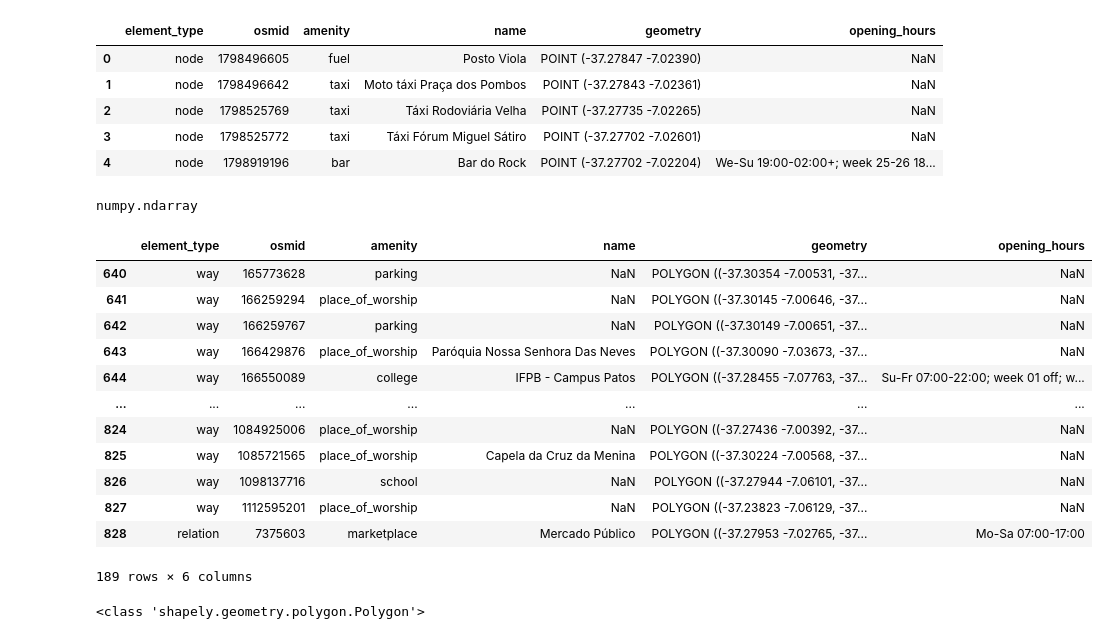
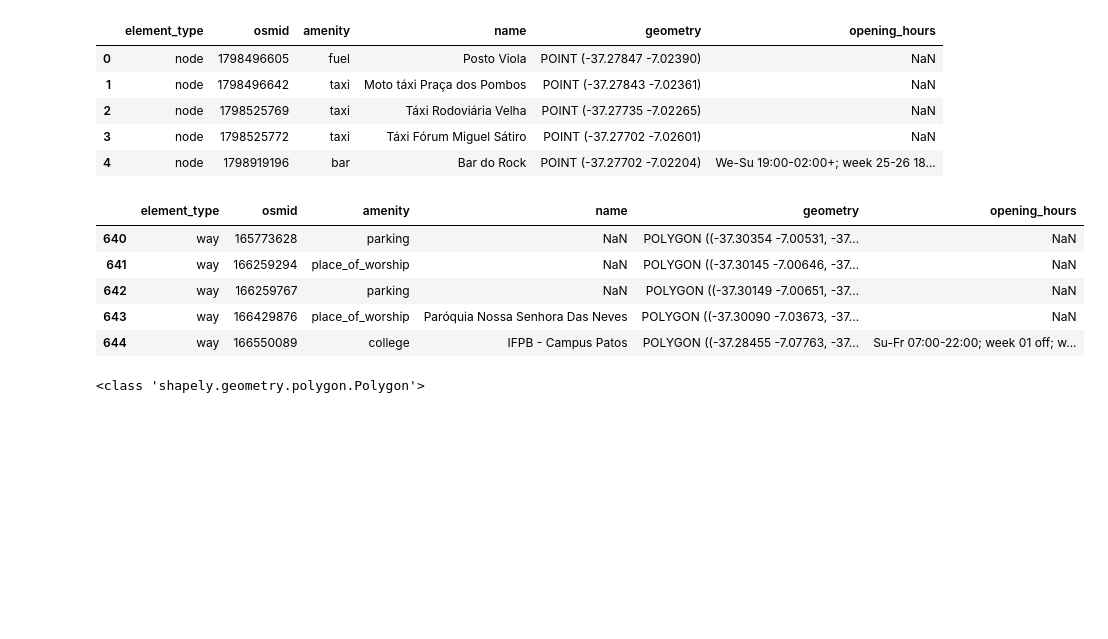
Before and after one commit to viniciuscva/mapdescriptor, a Jupyter notebook: descritor_de_mapas_v1.ipynb, the cells around one changed output. Cells and saved outputs as stored; diff of their text form; code cells hidden in the pictures; blank space fills up the shorter version.

```diff
--- a/descritor_de_mapas_v1.ipynb
+++ b/descritor_de_mapas_v1.ipynb
@@ -25,26 +25,15 @@ pois.head()
 | 2 | node | 1798525769 | taxi | Táxi Rodoviária Velha | POINT (-37.27735 -7.02265) | NaN |
 | 3 | node | 1798525772 | taxi | Táxi Fórum Miguel Sátiro | POINT (-37.27702 -7.02601) | NaN |
 | 4 | node | 1798919196 | bar | Bar do Rock | POINT (-37.27702 -7.02204) | We-Su 19:00-02:00+; week 25-26 18... |
-# %%
-type(pois2.total_bounds)
-# %% [output]
-numpy.ndarray
 # %%
-pois[pois.geometry.apply(type).apply(str)=="<class 'shapely.geometry.polygon.Polygon'>"]
+pois[pois.geometry.apply(type).apply(str)=="<class 'shapely.geometry.polygon.Polygon'>"].head()
 # %% [output]
 |  | element_type | osmid | amenity | name | geometry | opening_hours |
 | 640 | way | 165773628 | parking | NaN | POLYGON ((-37.30354 -7.00531, -37... | NaN |
 | 641 | way | 166259294 | place_of_worship | NaN | POLYGON ((-37.30145 -7.00646, -37... | NaN |
 | 642 | way | 166259767 | parking | NaN | POLYGON ((-37.30149 -7.00651, -37... | NaN |
 | 643 | way | 166429876 | place_of_worship | Paróquia Nossa Senhora Das Neves | POLYGON ((-37.30090 -7.03673, -37... | NaN |
 | 644 | way | 166550089 | college | IFPB - Campus Patos | POLYGON ((-37.28455 -7.07763, -37... | Su-Fr 07:00-22:00; week 01 off; w... |
-| ... | ... | ... | ... | ... | ... | ... |
-| 824 | way | 1084925006 | place_of_worship | NaN | POLYGON ((-37.27436 -7.00392, -37... | NaN |
-| 825 | way | 1085721565 | place_of_worship | Capela da Cruz da Menina | POLYGON ((-37.30224 -7.00568, -37... | NaN |
-| 826 | way | 1098137716 | school | NaN | POLYGON ((-37.27944 -7.06101, -37... | NaN |
-| 827 | way | 1112595201 | place_of_worship | NaN | POLYGON ((-37.23823 -7.06129, -37... | NaN |
-| 828 | relation | 7375603 | marketplace | Mercado Público | POLYGON ((-37.27953 -7.02765, -37... | Mo-Sa 07:00-17:00 |
-189 rows × 6 columns
 # %%
 polygon_paroquia_nossa_senhora_das_neves = pois[pois['osmid']==166429876]['geometry'].values[0]
 print(type(polygon_paroquia_nossa_senhora_das_neves))
```
Also changed, not shown: parts of 8 cells of this notebook.
